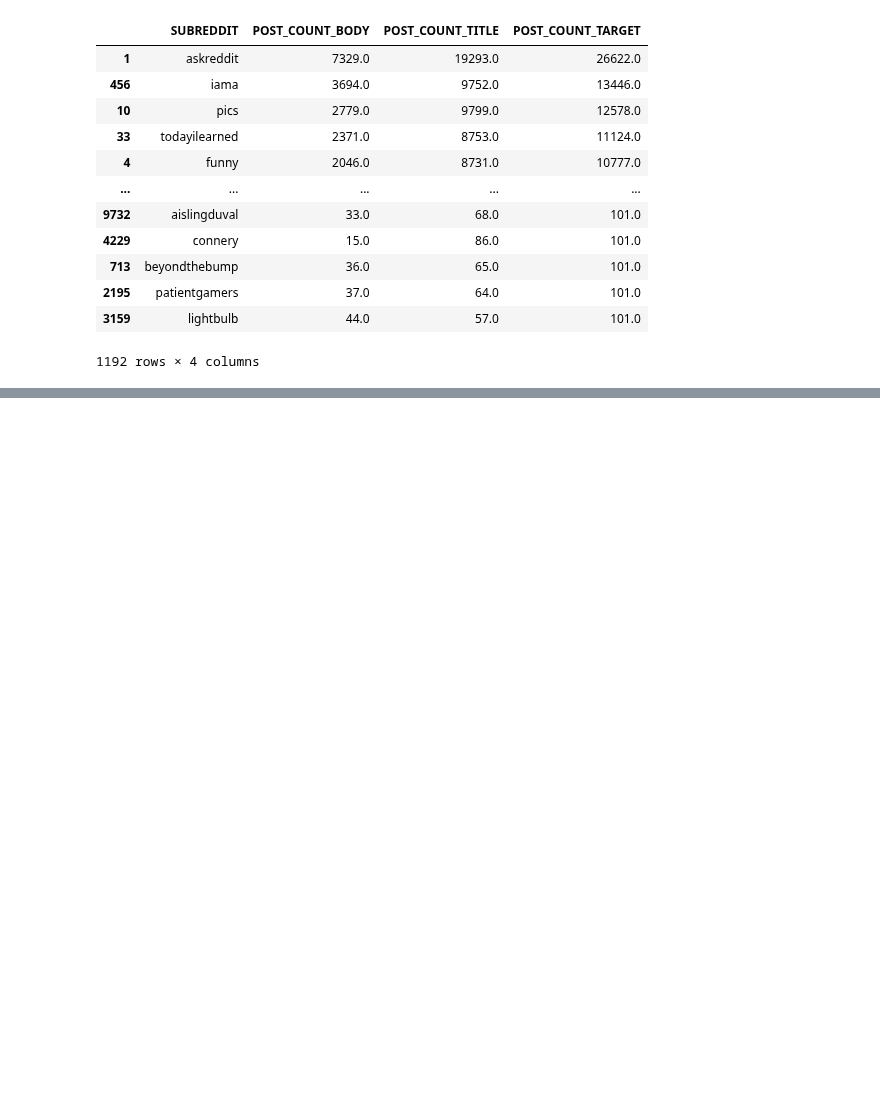
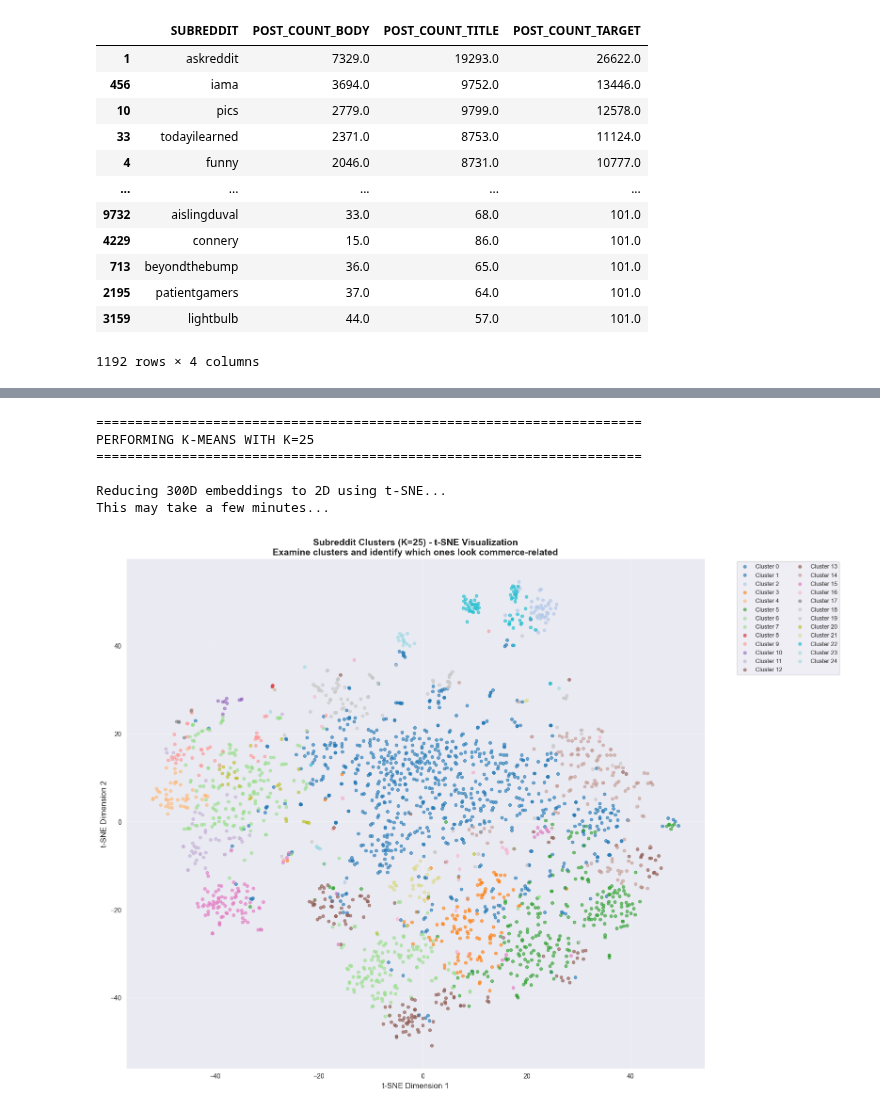
Before and after one commit to l0uisgrange/ada-2025-project, a Jupyter notebook: results.ipynb, the cells around one changed output, grey strips where cells are left out. Drawn from its saved outputs; the diff is of its cells as text; code cells hidden in the pictures; blank space fills up the shorter version.

```diff
--- a/results.ipynb
+++ b/results.ipynb
@@ -254,6 +256,6 @@ plt.show()
 # %%
 # Based on the plots above, choose your optimal K
-optimal_k = 50  # Adjust this based on the metrics above
+optimal_k = 25  # Adjust this based on the metrics above
 
 print(f"\n" + "="*70)
 print(f"PERFORMING K-MEANS WITH K={optimal_k}")
@@ -264,7 +266,7 @@ cluster_labels = kmeans.fit_predict(embeddings)
 
 # Create a DataFrame with subreddit-cluster mapping
 cluster_df = pd.DataFrame({
-    'subreddit': subreddits_data['SUBREDDIT'],
+    'subreddit': active_subreddits['SUBREDDIT'],
     'cluster': cluster_labels
 })
 
@@ -286,32 +288,40 @@ def visualize_clusters_2d(embeddings, subreddit_names, cluster_labels, n_cluster
     })
 
     # Plot
     plt.figure(figsize=(16, 12))
 
     # Create a color map
     colors = plt.cm.tab20(np.linspace(0, 1, n_clusters))
 
     # Plot each cluster
     for cluster_id in range(n_clusters):
         cluster_data = viz_df[viz_df['cluster'] == cluster_id]
         plt.scatter(cluster_data['x'], cluster_data['y'],
                    c=[colors[cluster_id]],
                    label=f'Cluster {cluster_id}',
                    alpha=0.6,
                    s=20)
 
     plt.xlabel('t-SNE Dimension 1', fontsize=12)
     plt.ylabel('t-SNE Dimension 2', fontsize=12)
     plt.title(f'Subreddit Clusters (K={n_clusters}) - t-SNE Visualization\n' +
               'Examine clusters and identify which ones look commerce-related',
               fontsize=14, fontweight='bold')
     plt.legend(bbox_to_anchor=(1.05, 1), loc='upper left', fontsize=9, ncol=2)
     plt.grid(True, alpha=0.3)
     plt.tight_layout()
     plt.savefig('subreddit_clusters_tsne.png', dpi=300, bbox_inches='tight')
     plt.show()
 
     return viz_df
 
-viz_df = visualize_clusters_2d(embeddings, subreddits_data['SUBREDDIT'], cluster_labels, optimal_k)
+viz_df = visualize_clusters_2d(embeddings, active_subreddits['SUBREDDIT'], cluster_labels, optimal_k)
+# %% [output]
+======================================================================
+PERFORMING K-MEANS WITH K=25
+======================================================================
+
+Reducing 300D embeddings to 2D using t-SNE...
+This may take a few minutes...
+[figure, added]
 # %%
```
Also changed, not shown: parts of 4 cells of this notebook.
